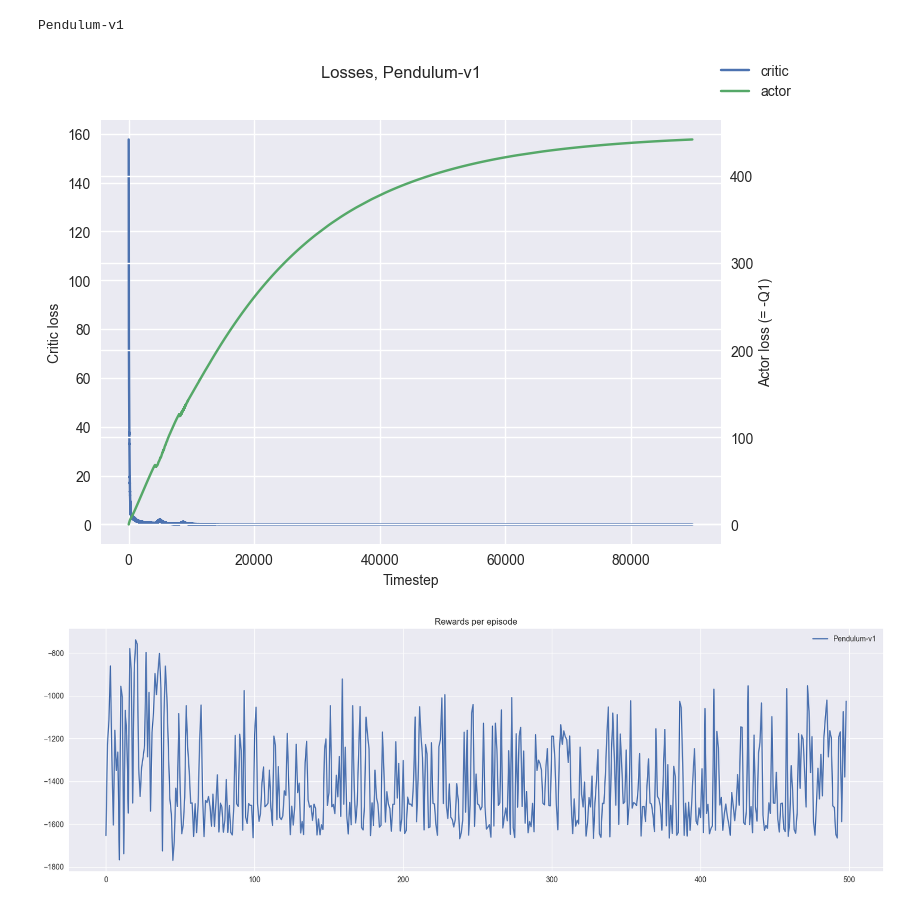
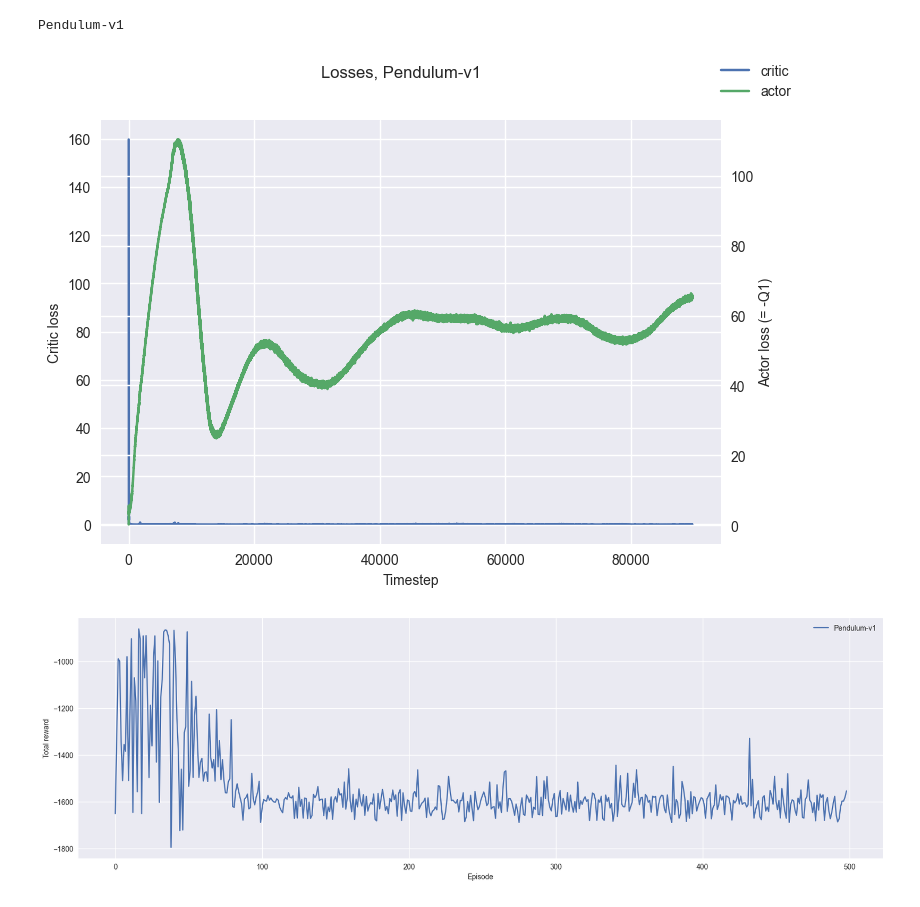
Before and after one commit to MarconatoB/EE-568-Project, a Jupyter notebook: exploration_Bastien.ipynb, the cells around one changed output. Saved outputs shown, nothing was run; the diff lists cells and outputs as text; code cells hidden in the pictures.

```diff
--- a/exploration_Bastien.ipynb
+++ b/exploration_Bastien.ipynb
@@ -122,10 +124,6 @@ class ReplayBuffer(object):
 
 
 class Actor(nn.Module):
-    """
-    Here, the action to be taken is computed as a real number that can be truncated for discrete scenarios.
-    An alternative implementation for discrete problems might instead compute the probabilities of each action and pick the most probable one (see DiscreteActor class below)
-    """
     def __init__(self, state_dim, action_dim, min_action, max_action, hidden_dim=256):
         super(Actor, self).__init__()
 
@@ -136,11 +134,22 @@ class Actor(nn.Module):
         self.max_action = max_action
         self.min_action = min_action
 
+        self.SpinningUp = nn.Sequential(
+            nn.Linear(state_dim, 400),
+            nn.LayerNorm(400),
+            nn.Tanh(),
+            nn.Linear(400, 300),
+            nn.LayerNorm(300),
+            nn.Tanh(),
+            nn.Linear(300, action_dim)
+        )
+
     def forward(self, state):
         a = F.relu(self.l1(state))
         a = F.relu(self.l2(a))
         a = F.tanh(self.l3(a))
         return a
+        #return self.SpinningUp(state)
 
     def act(self, state, noise=0):
         action_range = self.max_action - self.min_action
@@ -209,23 +218,23 @@ class Critic(nn.Module):
         q = F.relu(self.l1(state_action))
         q = F.relu(self.l2(q))
         q = self.l3(q)
-        #return q
-        return self.SpinningUp(state_action)
+        return q
+        #return self.SpinningUp(state_action)
 
 """
 Hyperparameters
 ---------------           # [description]; values from      [original paper] / [spinning up]
 """
-EXPL_NOISE = 0.1          # std of exploration noise;       0.1  / 0.1
-TARGET_ACTION_NOISE = 0.2 # std of target policy noise;     0.2  / 0.2
+EXPL_NOISE = 0.0          # std of exploration noise;       0.1  / 0.1
+TARGET_ACTION_NOISE = 0.0 # std of target policy noise;     0.2  / 0.2
 NOISE_CLIP = 0.5          # clip target policy noise;       0.5  / 0.5
 BATCH_SIZE = 256          # for off policy updates;         256  / 128
-DISCOUNT = 0.98           # discount factor;                0.99 / 0.99
+DISCOUNT = 0.99           # discount factor;                0.99 / 0.99
 TAU = 0.005               # target network update rate;     5e-3 / 5e-3
 START_TIME = 1e4          # pure exploration steps;         1e3  / 1e4
 POLICY_UPDATE_PERIOD = 2  # steps between delayed updates;  2    / 2
 HIDDEN_DIM = 32           # of actor and critic networks;   256  / 32
-LEARNING_RATE = 1e-3      # of actor and critic networks;   3e-4 / 1e-3
+LEARNING_RATE = 1e-2      # of actor and critic networks;   3e-4 / 1e-3
 
 """
 Algorithm
@@ -391,37 +400,36 @@ for env_name in envs[-1:]:
 # %% [output]
 Pendulum-v1
 # %%
-#fig, ax = plt.subplots(1,1, figsize=(20,6))
-plt.style.use('seaborn-v0_8')
 for env_name in results.keys():
     rewards_t, episodes_reward, critic_losses, actor_losses = results[env_name]
 
     actor_losses = np.repeat(actor_losses, POLICY_UPDATE_PERIOD)
 
     fig, ax1 = plt.subplots()
     critic_plot = ax1.plot(critic_losses, label='critic', color='C0')
     ax1.set_xlabel('Timestep')
     ax1.set_ylabel('Critic loss')
     ax2 = ax1.twinx()
     actor_plot = ax2.plot(actor_losses, label='actor', color='C1')
     ax2.set_ylabel('Actor loss (= -Q1)')
     fig.legend()
     fig.suptitle(f"Losses, {env_name}")
     plt.show()
 
     """
     plt.figure(figsize=(8,4))
     plt.plot(rewards_t, label=env_name)
     plt.legend()
     plt.title("Rewards over time")
     plt.show()
     """
 
     plt.figure(figsize=(20,6))
     plt.plot(episodes_reward,label=env_name)
-    plt.title("Rewards per episode")
+    plt.xlabel("Episode")
+    plt.ylabel("Total reward")
     plt.legend()
     plt.show()
 # %% [output]
-[figure, old version]
+[figure, new version]
-[figure, old version]
+[figure, new version]
```
Also changed, not shown: parts of 2 cells of this notebook.
